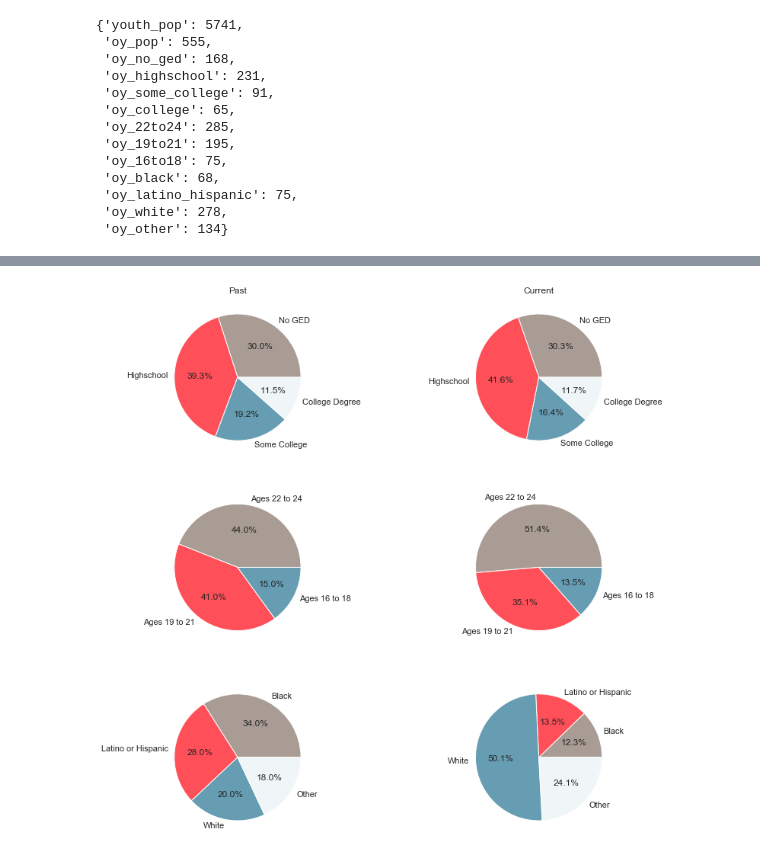
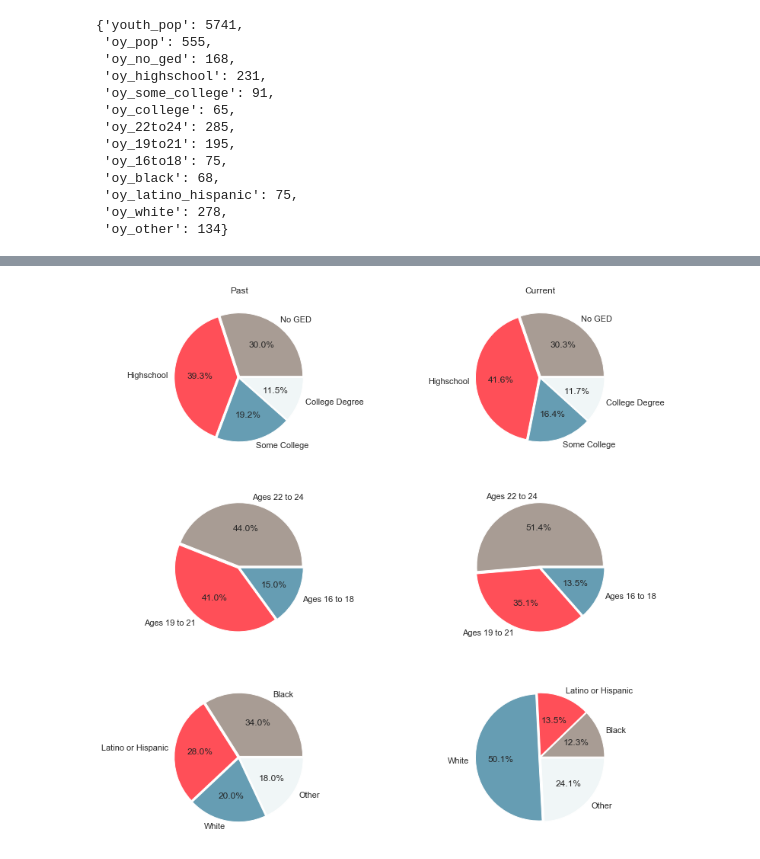
Before and after one commit to awyeh64/phase-1-project-west-ds-082420, a Jupyter notebook: notebooks/exploratory/andrew_01_erh_download_and_explore_data.ipynb, the cells around one changed output, grey strips where cells are left out. Cells and saved outputs as stored; diff of their text form; code cells hidden in the pictures.

```diff
--- a/notebooks/exploratory/andrew_01_erh_download_and_explore_data.ipynb
+++ b/notebooks/exploratory/andrew_01_erh_download_and_explore_data.ipynb
@@ -325,34 +325,31 @@ Text(0.5, 1.0, 'Percentage of OY in King County')
 # %%
 labels = ['No GED', 'Highschool', 'Some College', 'College Degree']
 school_p = [p['oy_no_ged'], p['oy_highschool'], p['oy_some_college'], p['oy_college']]
 school_c = [c['oy_no_ged'], c['oy_highschool'], c['oy_some_college'], c['oy_college']]
 
 
 fg1, ax = plt.subplots(3,2, figsize = (13,13))
 
-ax[0,0].pie(school_p, labels=labels, autopct = '%1.1f%%', colors = colorpie)
-ax[0,1].pie(school_c, labels=labels, autopct = '%1.1f%%', colors = colorpie)
+ax[0,0].pie(school_p, labels=labels, autopct = '%1.1f%%', colors = colorpie, explode = (0.02,0.02,0.02,0.02))
+ax[0,1].pie(school_c, labels=labels, autopct = '%1.1f%%', colors = colorpie, explode = (0.02,0.02,0.02,0.02))
 ax[0,0].set_title('Past')
 ax[0,1].set_title('Current')
 
 labela = ['Ages 22 to 24', 'Ages 19 to 21', 'Ages 16 to 18']
 age_p = [p['oy_22to24'], p['oy_19to21'], p['oy_16to18']]
 age_c = [c['oy_22to24'], c['oy_19to21'], c['oy_16to18']]
-ax[1,0].pie(age_p, labels=labela, autopct = '%1.1f%%', colors = colorpie)
-ax[1,1].pie(age_c, labels=labela, autopct = '%1.1f%%', colors = colorpie)
-
+ax[1,0].pie(age_p, labels=labela, autopct = '%1.1f%%', colors = colorpie, explode = (0.02,0.02,0.02))
+ax[1,1].pie(age_c, labels=labela, autopct = '%1.1f%%', colors = colorpie, explode = (0.02,0.02,0.02))
 
 labelr = ['Black', 'Latino or Hispanic', 'White', 'Other']
 race_p = [p['oy_black'], p['oy_latino_hispanic'], p['oy_white'], p['oy_other']]
 race_c = [c['oy_black'], c['oy_latino_hispanic'], c['oy_white'], c['oy_other']]
-ax[2,0].pie(race_p, labels=labelr, autopct = '%1.1f%%', colors = colorpie)
-ax[2,1].pie(race_c, labels=labelr, autopct = '%1.1f%%', colors = colorpie)
-
-
+ax[2,0].pie(race_p, labels=labelr, autopct = '%1.1f%%', colors = colorpie, explode = (0.02,0.02,0.02,0.02))
+ax[2,1].pie(race_c, labels=labelr, autopct = '%1.1f%%', colors = colorpie, explode = (0.02,0.02,0.02,0.02))
 
 plt.show()
 # %% [output]
-[figure, old version]
+[figure, new version]
 # %%
 df = pd.DataFrame(columns = ['school', 'age', 'race', 'time', 'percentage'])
 
```
Also changed, not shown: parts of 4 cells of this notebook.
